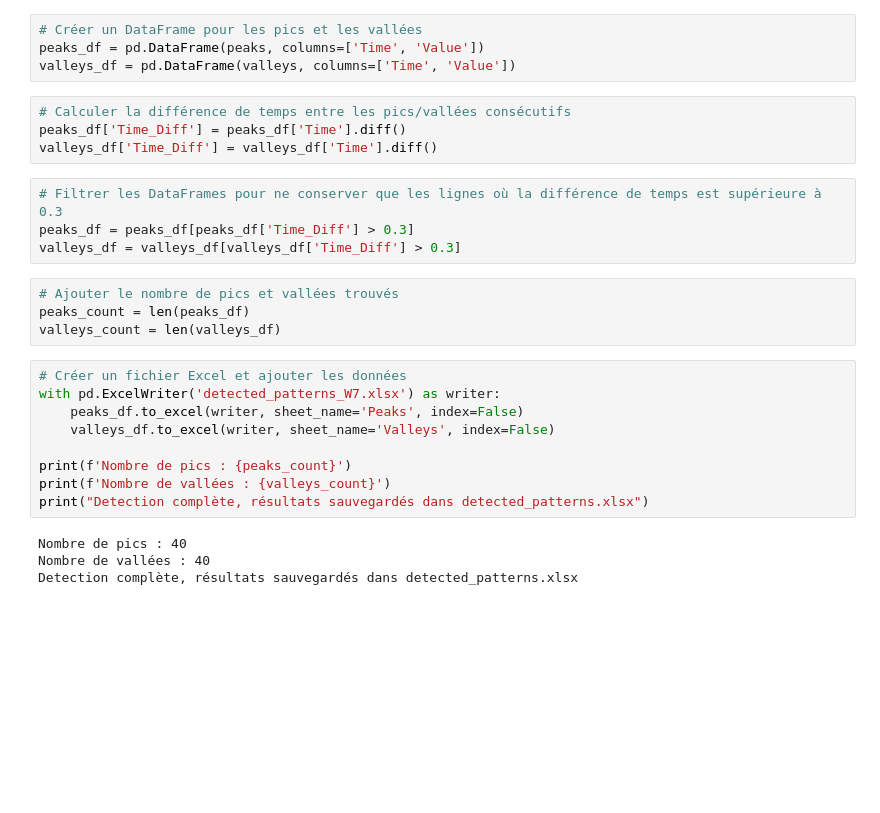
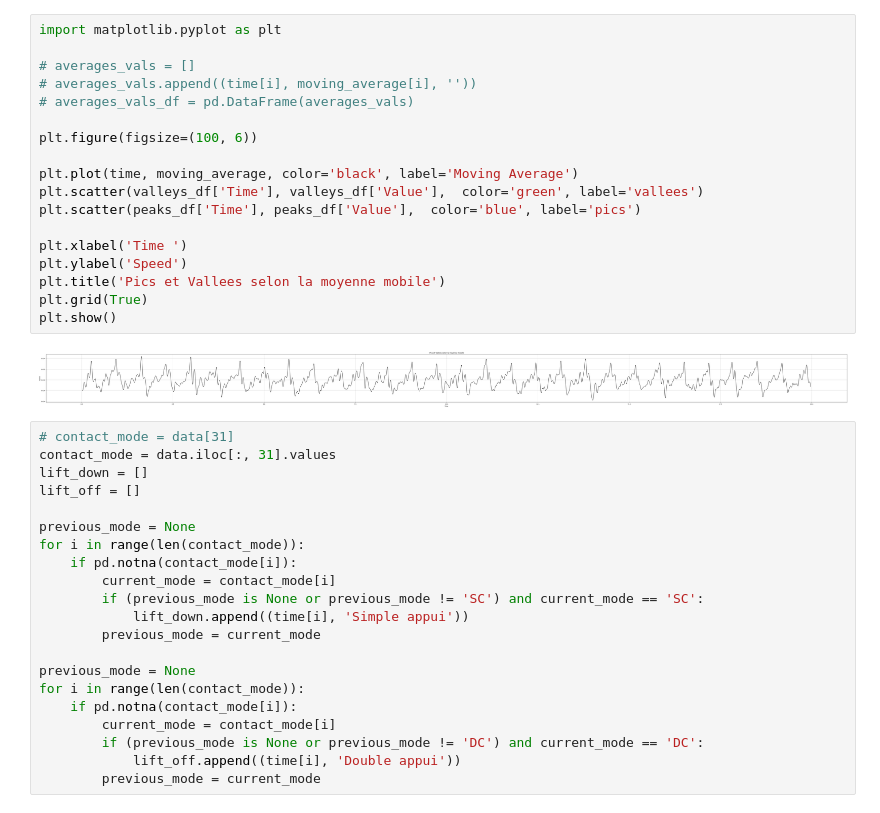
Before and after one commit to Antonin-m84/python-detection-pics-vallee, a Jupyter notebook: WalkDetector.ipynb, the cells around one changed output. Cells and saved outputs as stored; diff of their text form; blank space fills up the shorter version.

```diff
--- a/WalkDetector.ipynb
+++ b/WalkDetector.ipynb
@@ -52,29 +88,41 @@ for i in range(len(moving_average) - window_size):
-# %%
-# Créer un DataFrame pour les pics et les vallées
-peaks_df = pd.DataFrame(peaks, columns=['Time', 'Value'])
-valleys_df = pd.DataFrame(valleys, columns=['Time', 'Value'])
-# %%
-# Calculer la différence de temps entre les pics/vallées consécutifs
-peaks_df['Time_Diff'] = peaks_df['Time'].diff()
-valleys_df['Time_Diff'] = valleys_df['Time'].diff()
-# %%
-# Filtrer les DataFrames pour ne conserver que les lignes où la différence de temps est supérieure à 0.3
-peaks_df = peaks_df[peaks_df['Time_Diff'] > 0.3]
-valleys_df = valleys_df[valleys_df['Time_Diff'] > 0.3]
-# %%
-# Ajouter le nombre de pics et vallées trouvés
-peaks_count = len(peaks_df)
-valleys_count = len(valleys_df)
-# %%
-# Créer un fichier Excel et ajouter les données
-with pd.ExcelWriter('detected_patterns_W7.xlsx') as writer:
-    peaks_df.to_excel(writer, sheet_name='Peaks', index=False)
-    valleys_df.to_excel(writer, sheet_name='Valleys', index=False)
-
-print(f'Nombre de pics : {peaks_count}')
-print(f'Nombre de vallées : {valleys_count}')
-print("Detection complète, résultats sauvegardés dans detected_patterns.xlsx")
-# %% [output]
-Nombre de pics : 40
-Nombre de vallées : 40
-Detection complète, résultats sauvegardés dans detected_patterns.xlsx
+# %%
+import matplotlib.pyplot as plt
+
+# averages_vals = []
+# averages_vals.append((time[i], moving_average[i], ''))
+# averages_vals_df = pd.DataFrame(averages_vals)
+
+plt.figure(figsize=(100, 6))
+
+plt.plot(time, moving_average, color='black', label='Moving Average')
+plt.scatter(valleys_df['Time'], valleys_df['Value'],  color='green', label='vallees')
+plt.scatter(peaks_df['Time'], peaks_df['Value'],  color='blue', label='pics')
+
+plt.xlabel('Time ')
+plt.ylabel('Speed')
+plt.title('Pics et Vallees selon la moyenne mobile')
+plt.grid(True)
+plt.show()
+# %% [output]
+[figure, added]
+# %%
+# contact_mode = data[31]
+contact_mode = data.iloc[:, 31].values
+lift_down = []
+lift_off = []
+
+previous_mode = None
+for i in range(len(contact_mode)):
+    if pd.notna(contact_mode[i]):
+        current_mode = contact_mode[i]
+        if (previous_mode is None or previous_mode != 'SC') and current_mode == 'SC':
+            lift_down.append((time[i], 'Simple appui'))
+        previous_mode = current_mode
+
+previous_mode = None
+for i in range(len(contact_mode)):
+    if pd.notna(contact_mode[i]):
+        current_mode = contact_mode[i]
+        if (previous_mode is None or previous_mode != 'DC') and current_mode == 'DC':
+            lift_off.append((time[i], 'Double appui'))
+        previous_mode = current_mode
```
Also changed, not shown: parts of 4 cells of this notebook, 9 other files.
